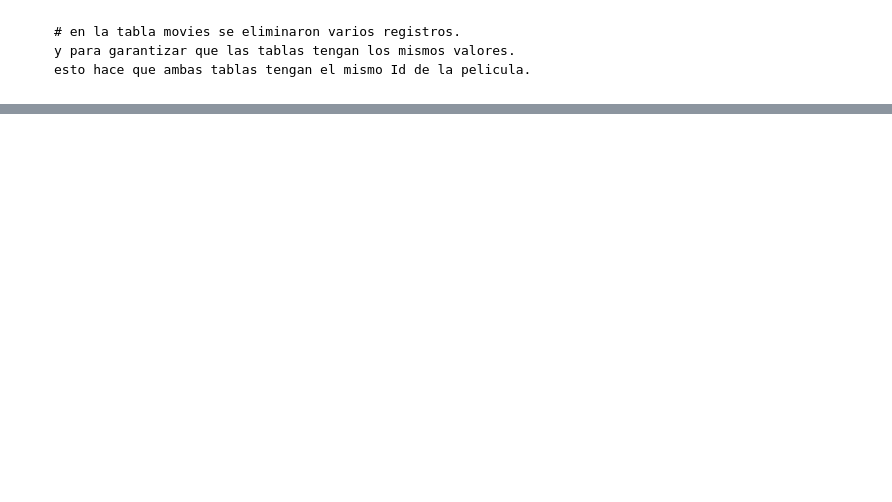
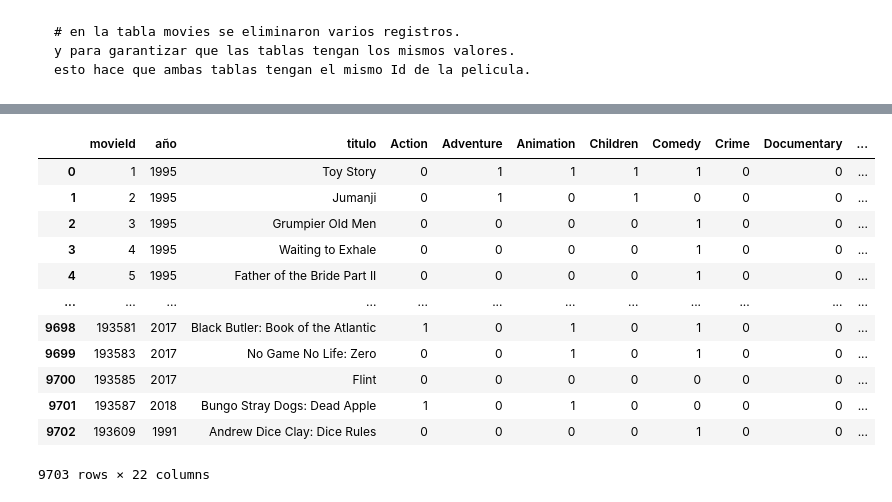
Before and after one commit to JuanCH94/Marketing, a Jupyter notebook: a_transformacion.ipynb, the cells around one changed output, grey strips where cells are left out. Cells and saved outputs as stored; diff of their text form; code cells hidden in the pictures; blank space fills up the shorter version.

```diff
--- a/a_transformacion.ipynb
+++ b/a_transformacion.ipynb
@@ -379,0 +416,16 @@ conexion.close()
+# %%
+pd.read_sql_query("SELECT * FROM movies", conexion)
+# %% [output]
+|  | movieId | año | titulo | Action | Adventure | Animation | Children | Comedy | Crime | Documentary | ... |
+| 0 | 1 | 1995 | Toy Story | 0 | 1 | 1 | 1 | 1 | 0 | 0 | ... |
+| 1 | 2 | 1995 | Jumanji | 0 | 1 | 0 | 1 | 0 | 0 | 0 | ... |
+| 2 | 3 | 1995 | Grumpier Old Men | 0 | 0 | 0 | 0 | 1 | 0 | 0 | ... |
+| 3 | 4 | 1995 | Waiting to Exhale | 0 | 0 | 0 | 0 | 1 | 0 | 0 | ... |
+| 4 | 5 | 1995 | Father of the Bride Part II | 0 | 0 | 0 | 0 | 1 | 0 | 0 | ... |
+| ... | ... | ... | ... | ... | ... | ... | ... | ... | ... | ... | ... |
+| 9698 | 193581 | 2017 | Black Butler: Book of the Atlantic | 1 | 0 | 1 | 0 | 1 | 0 | 0 | ... |
+| 9699 | 193583 | 2017 | No Game No Life: Zero | 0 | 0 | 1 | 0 | 1 | 0 | 0 | ... |
+| 9700 | 193585 | 2017 | Flint | 0 | 0 | 0 | 0 | 0 | 0 | 0 | ... |
+| 9701 | 193587 | 2018 | Bungo Stray Dogs: Dead Apple | 1 | 0 | 1 | 0 | 0 | 0 | 0 | ... |
+| 9702 | 193609 | 1991 | Andrew Dice Clay: Dice Rules | 0 | 0 | 0 | 0 | 1 | 0 | 0 | ... |
+9703 rows × 22 columns
```
Also changed, not shown: parts of 17 cells of this notebook, 3 other files.
